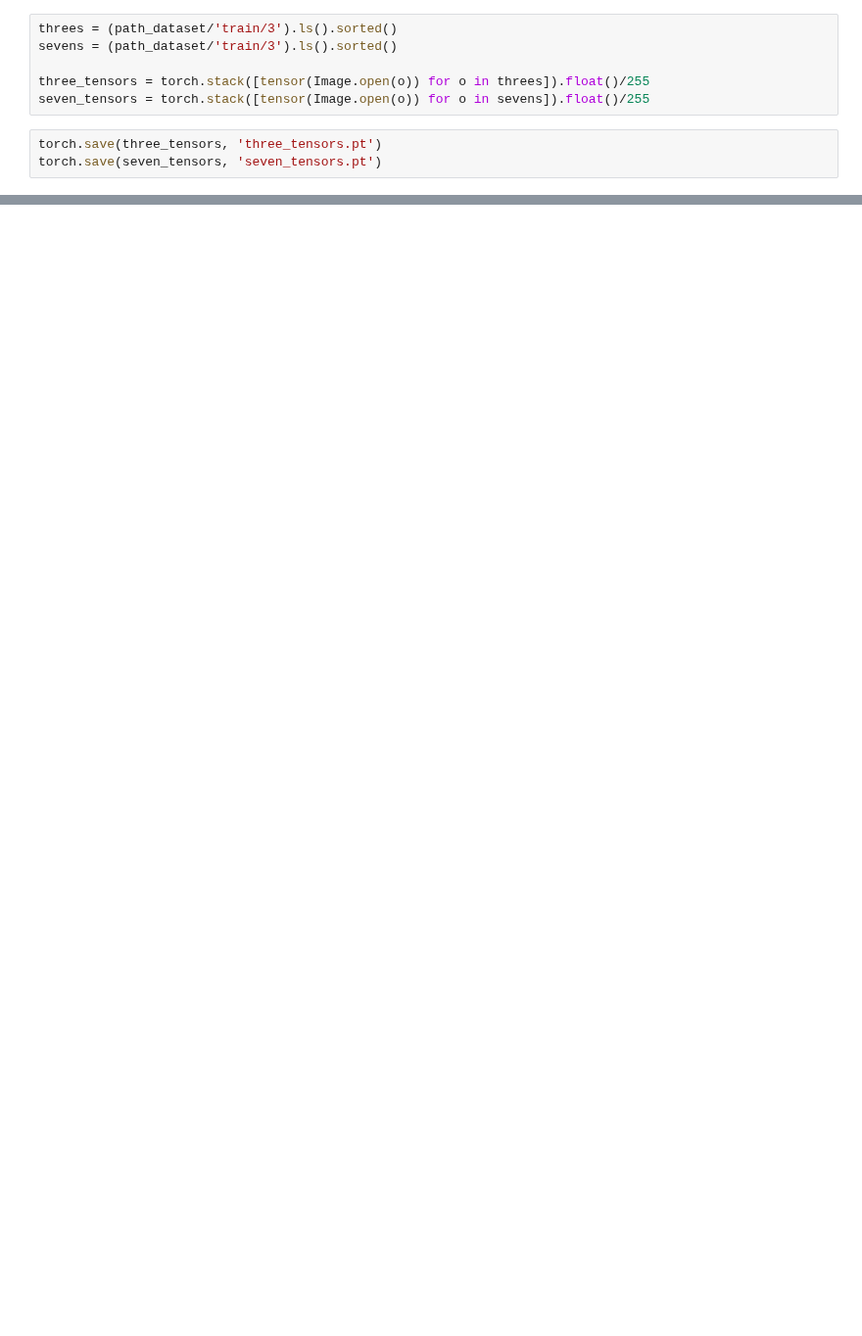
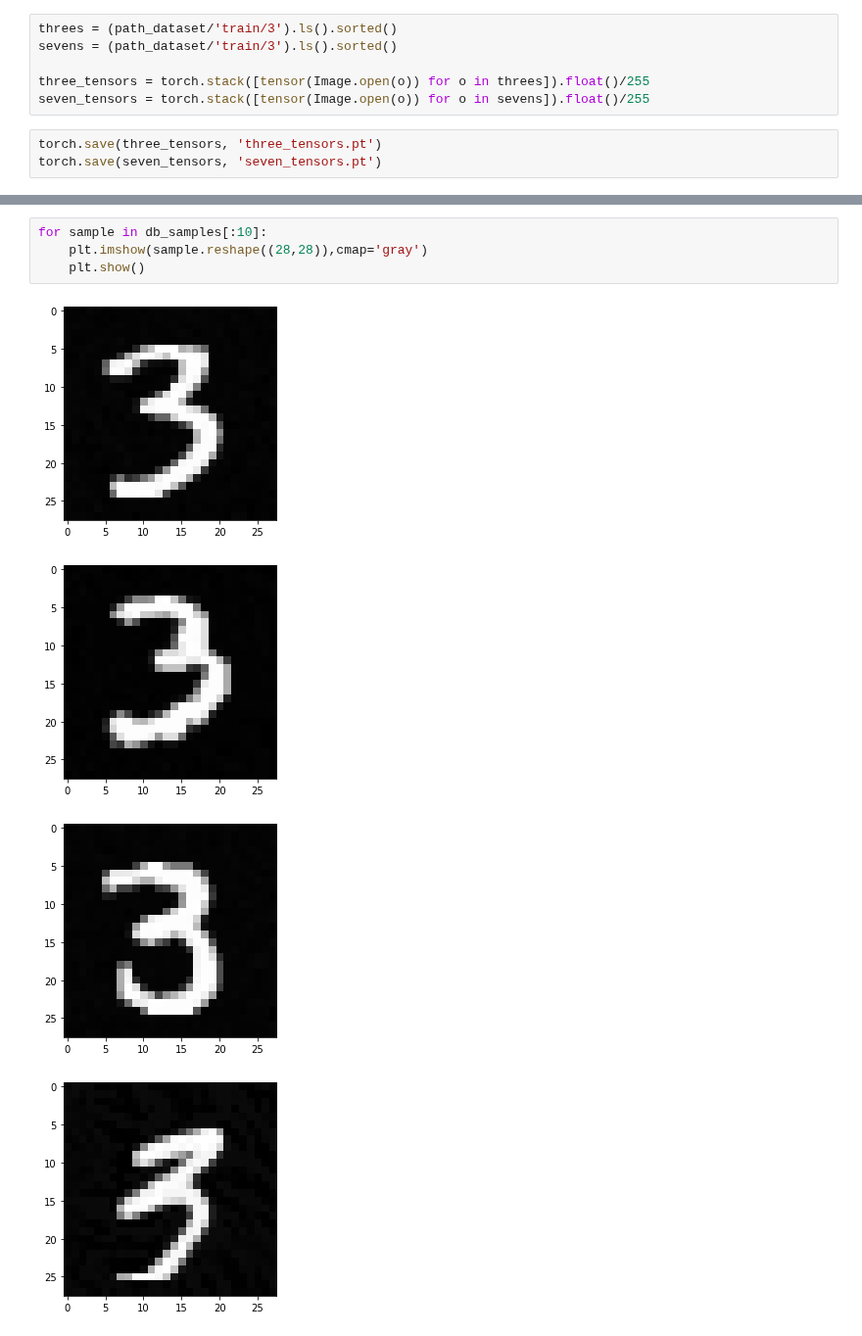
Before and after one commit to giotto-ai/giotto-deep, a Jupyter notebook: examples/MNIST_Decision_Boundray.ipynb, the cells around one changed output, grey strips where cells are left out. Shown at 98% size. Saved outputs shown, nothing was run; the diff lists cells and outputs as text; blank space fills up the shorter version.

```diff
--- a/examples/MNIST_Decision_Boundray.ipynb
+++ b/examples/MNIST_Decision_Boundray.ipynb
@@ -136,0 +147,9 @@ plt.show()
+# %%
+for sample in db_samples[:10]:
+    plt.imshow(sample.reshape((28,28)),cmap='gray')
+    plt.show()
+# %% [output]
+[figure, added]
+[figure, added]
+[figure, added]
+[figure, added]
```
Also changed, not shown: parts of 22 cells of this notebook, 3 other files.
